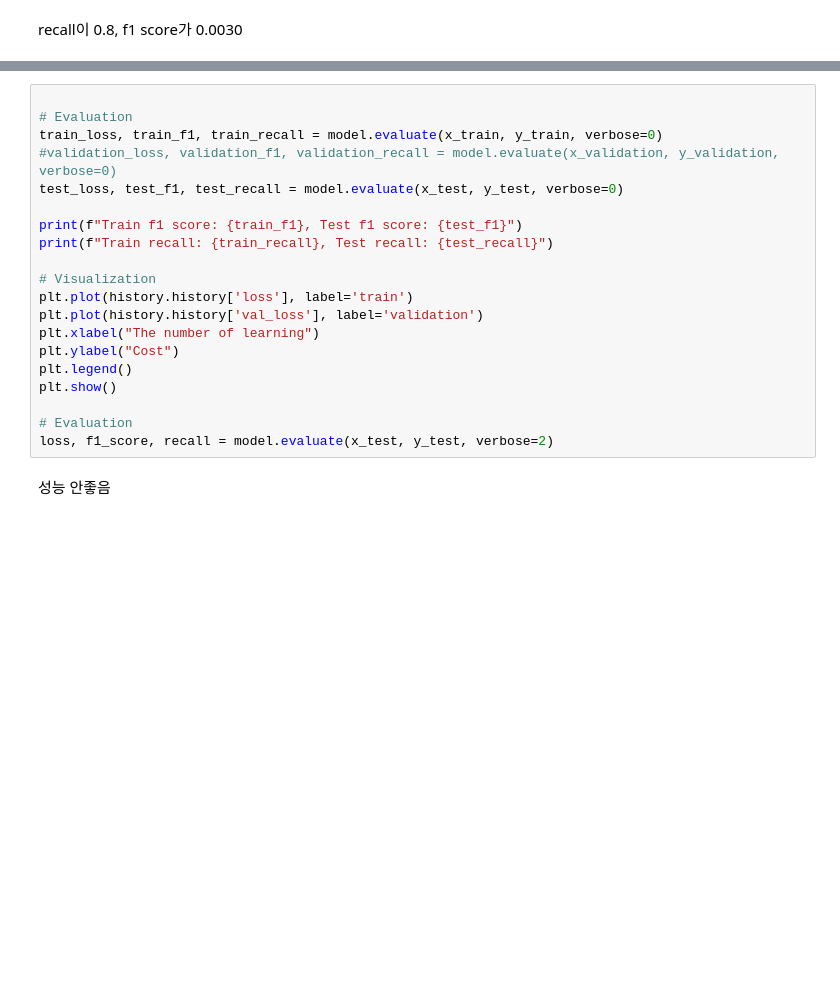
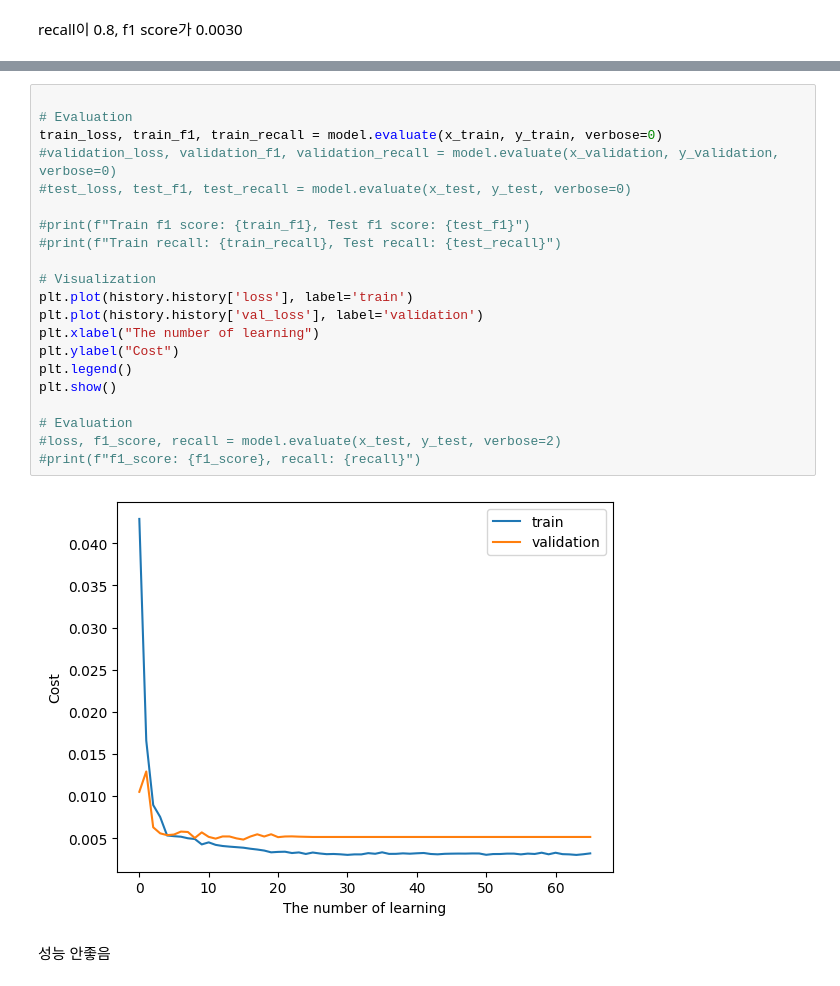
Before and after one commit to cherrypicker1122/FraudDetectionPractice, a Jupyter notebook: test.ipynb, the cells around one changed output, grey strips where cells are left out. Saved outputs shown, nothing was run; the diff lists cells and outputs as text; blank space fills up the shorter version.

```diff
--- a/test.ipynb
+++ b/test.ipynb
@@ -309,23 +312,26 @@ Epoch 221: early stopping
 # %%
 
 # Evaluation
 train_loss, train_f1, train_recall = model.evaluate(x_train, y_train, verbose=0)
 #validation_loss, validation_f1, validation_recall = model.evaluate(x_validation, y_validation, verbose=0)
-test_loss, test_f1, test_recall = model.evaluate(x_test, y_test, verbose=0)
+#test_loss, test_f1, test_recall = model.evaluate(x_test, y_test, verbose=0)
 
-print(f"Train f1 score: {train_f1}, Test f1 score: {test_f1}")
-print(f"Train recall: {train_recall}, Test recall: {test_recall}")
+#print(f"Train f1 score: {train_f1}, Test f1 score: {test_f1}")
+#print(f"Train recall: {train_recall}, Test recall: {test_recall}")
 
 # Visualization
 plt.plot(history.history['loss'], label='train')
 plt.plot(history.history['val_loss'], label='validation')
 plt.xlabel("The number of learning")
 plt.ylabel("Cost")
 plt.legend()
 plt.show()
 
 # Evaluation
-loss, f1_score, recall = model.evaluate(x_test, y_test, verbose=2)
+#loss, f1_score, recall = model.evaluate(x_test, y_test, verbose=2)
+#print(f"f1_score: {f1_score}, recall: {recall}")
+# %% [output]
+[figure, added]
 # %% [markdown]
 성능 안좋음
 # %% [markdown]
```
Also changed, not shown: parts of 9 cells of this notebook, 1 other file.
